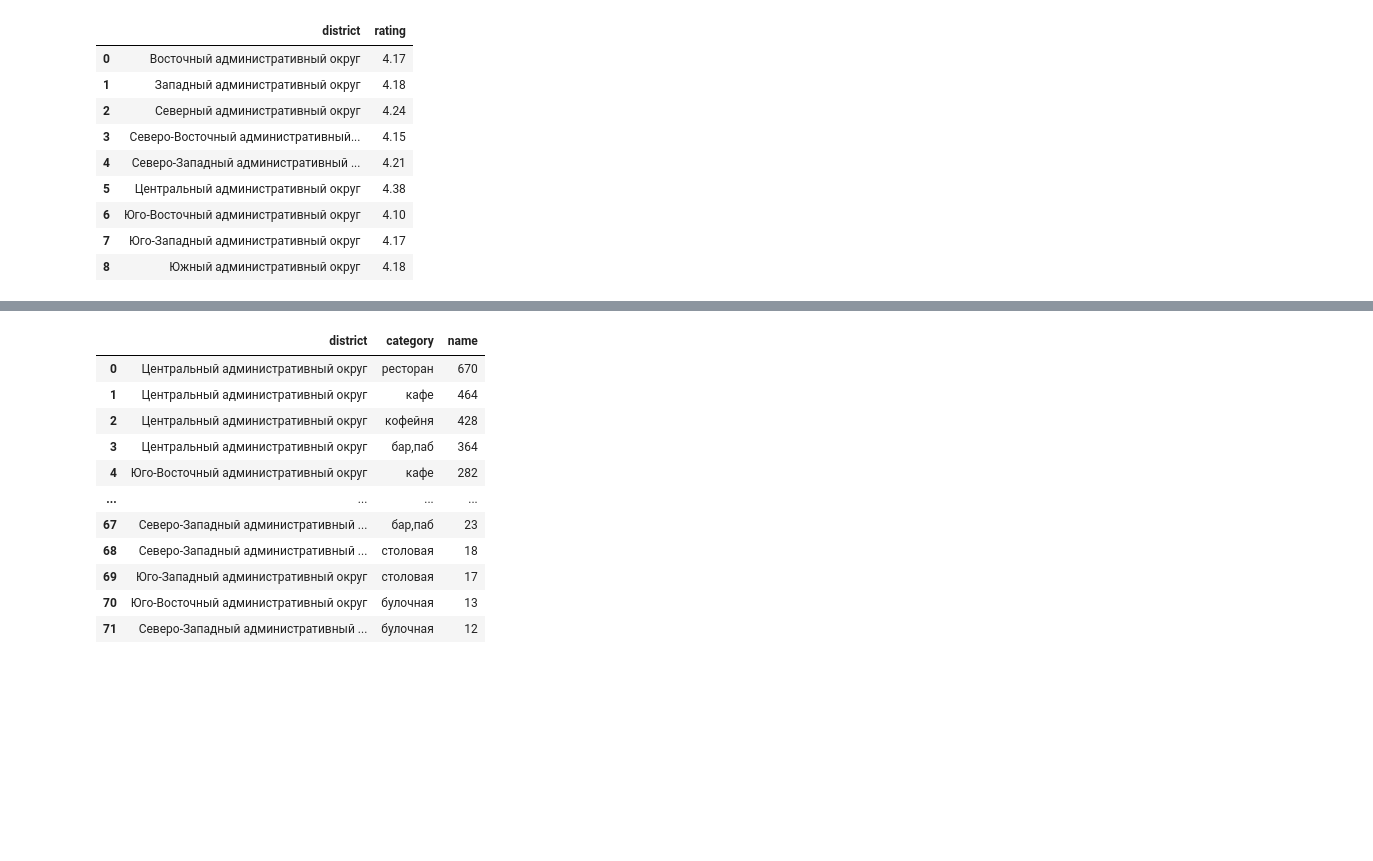
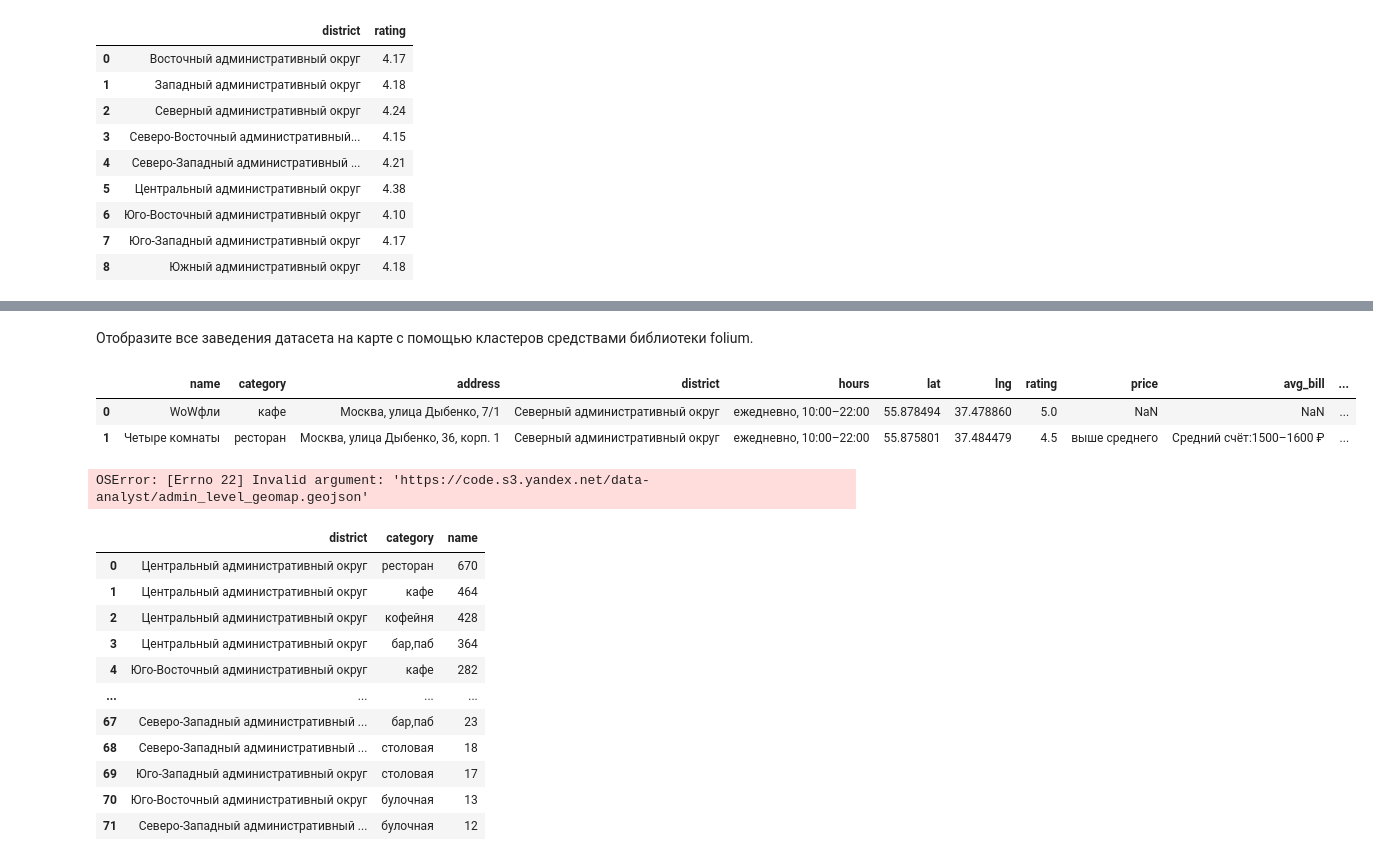
Before and after one commit to akirionenko/research-of-the-public-catering-market-in-Moscow-, a Jupyter notebook: проект_11.ipynb, the cells around one changed output, grey strips where cells are left out. Saved outputs shown, nothing was run; the diff lists cells and outputs as text; code cells hidden in the pictures; blank space fills up the shorter version.

```diff
--- a/проект_11.ipynb
+++ b/проект_11.ipynb
@@ -385,6 +385,49 @@ Choropleth(
 m
 # %% [output]
 [interactive output not drawn]
+# %% [markdown]
+Отобразите все заведения датасета на карте с помощью кластеров средствами библиотеки folium.
+# %%
+data.head(2)
+# %% [output]
+|  | name | category | address | district | hours | lat | lng | rating | price | avg_bill | ... |
+| 0 | WoWфли | кафе | Москва, улица Дыбенко, 7/1 | Северный административный округ | ежедневно, 10:00–22:00 | 55.878494 | 37.478860 | 5.0 | NaN | NaN | ... |
+| 1 | Четыре комнаты | ресторан | Москва, улица Дыбенко, 36, корп. 1 | Северный административный округ | ежедневно, 10:00–22:00 | 55.875801 | 37.484479 | 4.5 | выше среднего | Средний счёт:1500–1600 ₽ | ... |
+# %%
+# подключаем модуль для работы с JSON-форматом
+import json
+# импортируем карту и маркер
+from folium import Map, Marker
+# импортируем кластер
+from folium.plugins import MarkerCluster
+
+# читаем файл и сохраняем в переменной('https://code.s3.yandex.net/data-analyst/admin_level_geomap.geojson')
+with open ('https://code.s3.yandex.net/data-analyst/admin_level_geomap.geojson', 'r') as f:
+   geo_json = json.load(f)
+
+# moscow_lat - широта центра Москвы, moscow_lng - долгота центра Москвы
+moscow_lat, moscow_lng = 55.751244, 37.618423
+
+# создаём карту Москвы
+m = Map(location=[moscow_lat, moscow_lng], zoom_start=10)
+# создаём пустой кластер, добавляем его на карту
+marker_cluster = MarkerCluster().add_to(m)
+
+# пишем функцию, которая принимает строку датафрейма,
+# создаёт маркер в текущей точке и добавляет его в кластер marker_cluster
+def create_clusters(row):
+   Marker(
+       [row['lat'], row['lng']],
+       popup=f"{row['name']} {row['rating']}",
+   ).add_to(marker_cluster)
+
+# применяем функцию create_clusters() к каждой строке датафрейма
+data.apply(create_clusters, axis=1)
+
+# выводим карту
+m
+# %% [output]
+OSError: [Errno 22] Invalid argument: 'https://code.s3.yandex.net/data-analyst/admin_level_geomap.geojson'
 # %%
 #lt.plot(data_ds, x='округ', y='всего')
 #plt.plot(data_ds['округ', 'бар,паб', 'булочная',  'быстрое питание', 'кафе', 'кофейня', 'пиццерия', 'ресторан', 'столовая' ], x='округ', kind='bar', stacked= True)
```
Also changed, not shown: parts of 2 cells of this notebook.
